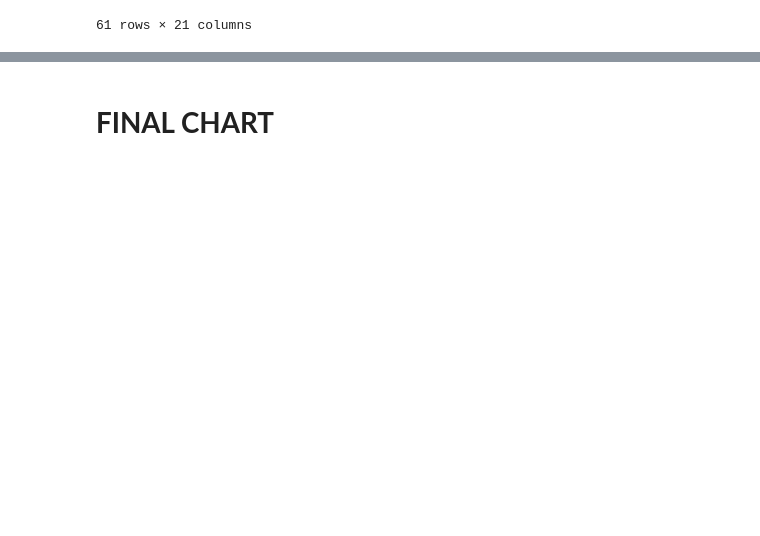
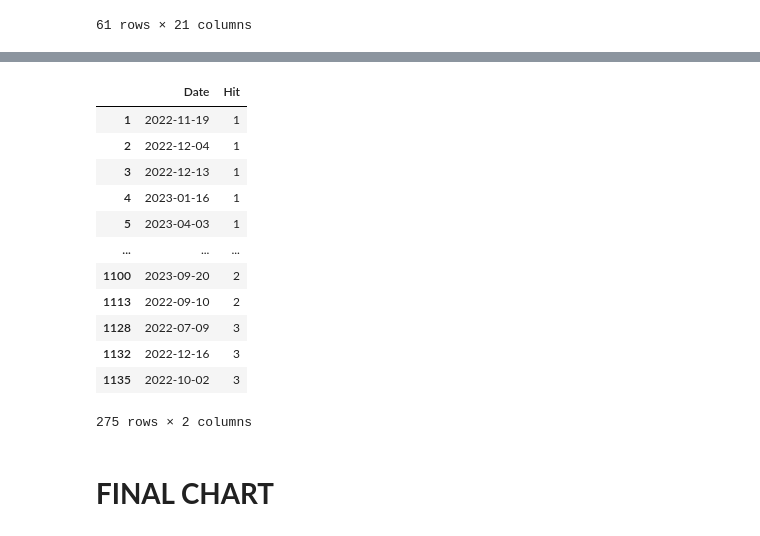
Before and after one commit to amirlehmam/MEMOIREPROPRE, a Jupyter notebook: PIPELINE.ipynb, the cells around one changed output, grey strips where cells are left out. Saved outputs shown, nothing was run; the diff lists cells and outputs as text; code cells hidden in the pictures; blank space fills up the shorter version.

```diff
--- a/PIPELINE.ipynb
+++ b/PIPELINE.ipynb
@@ -4334,3 +4333,35 @@ hs
+# %%
+import datetime
+
+x = datetime.datetime.now()
+xx = x - timedelta(days=4)
+
+day = xx.strftime("%d/%m/%Y")
+
+df2 = Spi.unstack().value_counts(ascending=True)
+da = pd.DataFrame(df2, columns=['Hit'])
+da = da.reset_index()
+da = da.rename_axis('E', axis=1)
+da.columns = da.columns.str.replace('index', 'Date')
+da = da.rename_axis(None, axis=1)
+
+da = da[da.Date >= day]
+
+da
+# %% [output]
+|  | Date | Hit |
+| 1 | 2022-11-19 | 1 |
+| 2 | 2022-12-04 | 1 |
+| 3 | 2022-12-13 | 1 |
+| 4 | 2023-01-16 | 1 |
+| 5 | 2023-04-03 | 1 |
+| ... | ... | ... |
+| 1100 | 2023-09-20 | 2 |
+| 1113 | 2022-09-10 | 2 |
+| 1128 | 2022-07-09 | 3 |
+| 1132 | 2022-12-16 | 3 |
+| 1135 | 2022-10-02 | 3 |
+275 rows × 2 columns
 # %% [markdown]
 # **FINAL CHART**
 # %%
```
Also changed, not shown: parts of 77 cells of this notebook.
